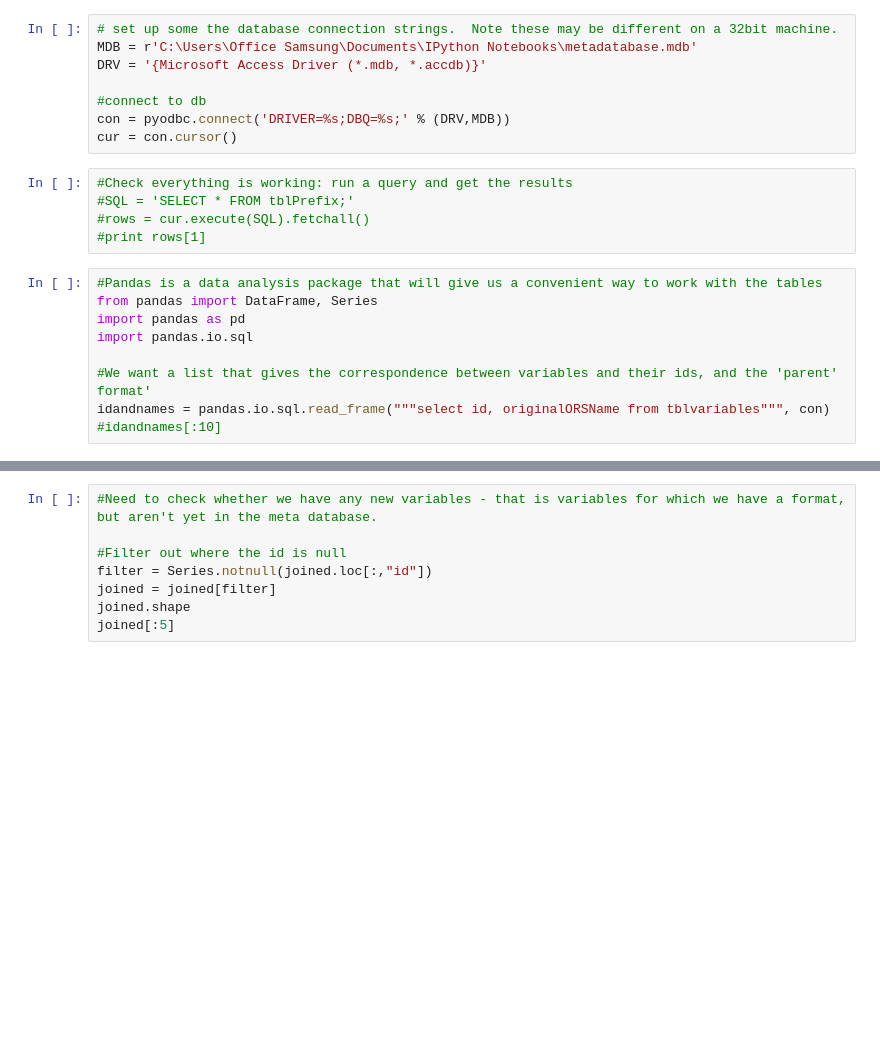
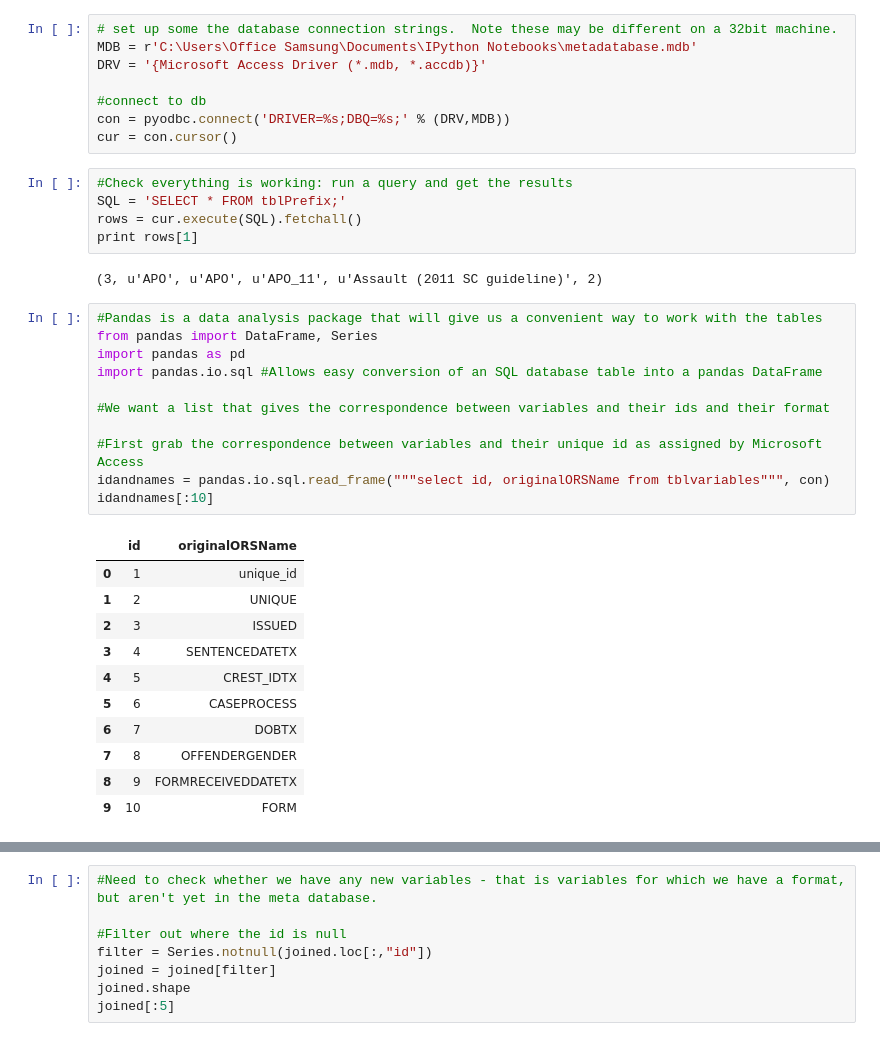
Before and after one commit to RobinL/updatemetadatabase, a Jupyter notebook: Update formats.ipynb, the cells around one changed output, grey strips where cells are left out. Drawn from its saved outputs; the diff is of its cells as text; blank space fills up the shorter version.

```diff
--- a/Update formats.ipynb
+++ b/Update formats.ipynb
@@ -111,16 +140,32 @@ con = pyodbc.connect('DRIVER=%s;DBQ=%s;' % (DRV,MDB))
 cur = con.cursor()
 # %%
 #Check everything is working: run a query and get the results
-#SQL = 'SELECT * FROM tblPrefix;'
-#rows = cur.execute(SQL).fetchall()
-#print rows[1]
+SQL = 'SELECT * FROM tblPrefix;'
+rows = cur.execute(SQL).fetchall()
+print rows[1]
+# %% [output]
+(3, u'APO', u'APO', u'APO_11', u'Assault (2011 SC guideline)', 2)
 # %%
 #Pandas is a data analysis package that will give us a convenient way to work with the tables
 from pandas import DataFrame, Series
 import pandas as pd
-import pandas.io.sql
+import pandas.io.sql #Allows easy conversion of an SQL database table into a pandas DataFrame
 
-#We want a list that gives the correspondence between variables and their ids, and the 'parent' format'
+#We want a list that gives the correspondence between variables and their ids and their format
+
+#First grab the correspondence between variables and their unique id as assigned by Microsoft Access
 idandnames = pandas.io.sql.read_frame("""select id, originalORSName from tblvariables""", con)
-#idandnames[:10]
+idandnames[:10]
+# %% [output]
+|  | id | originalORSName |
+| 0 | 1 | unique_id |
+| 1 | 2 | UNIQUE |
+| 2 | 3 | ISSUED |
+| 3 | 4 | SENTENCEDATETX |
+| 4 | 5 | CREST_IDTX |
+| 5 | 6 | CASEPROCESS |
+| 6 | 7 | DOBTX |
+| 7 | 8 | OFFENDERGENDER |
+| 8 | 9 | FORMRECEIVEDDATETX |
+| 9 | 10 | FORM |
 # %%
```
Also changed, not shown: parts of 11 cells of this notebook.
